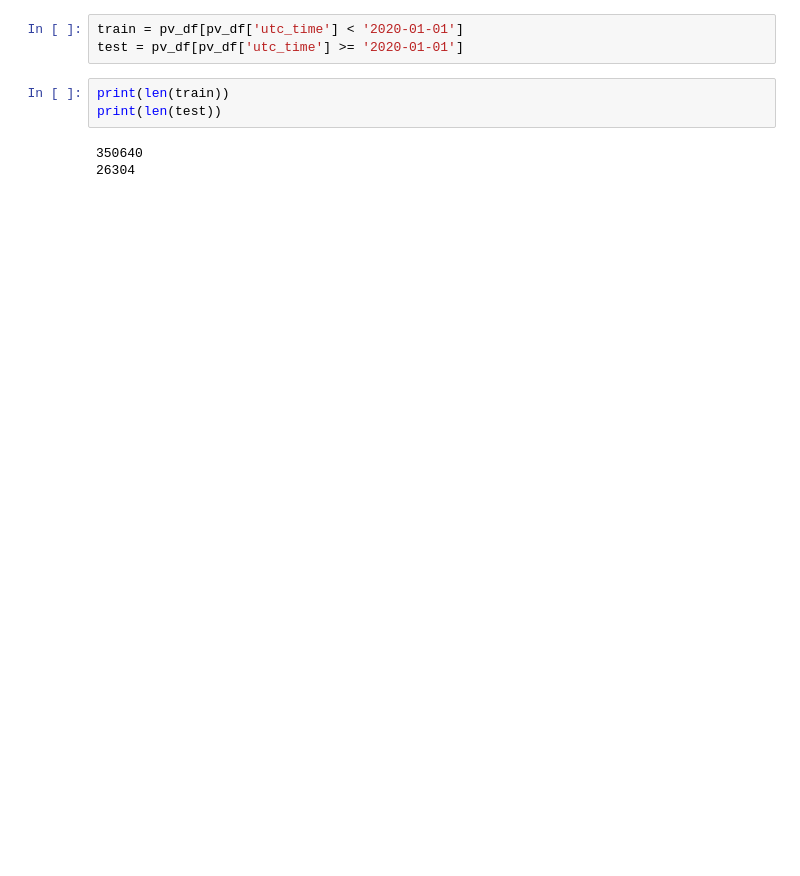
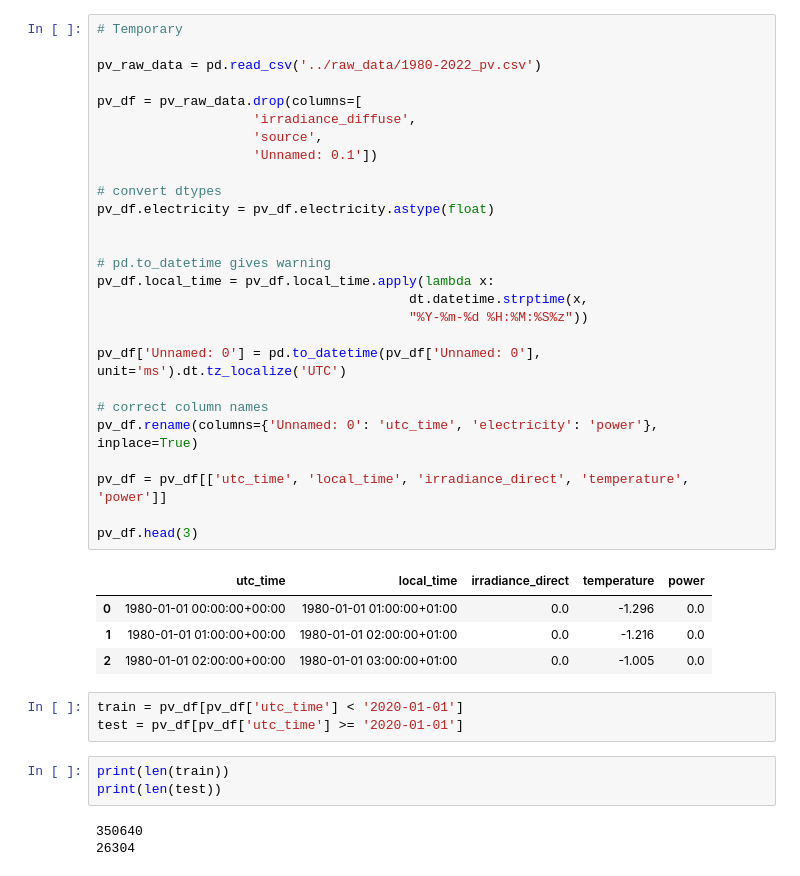
Before and after one commit to jerome-roeser/advanced-power-forecast, a Jupyter notebook: notebooks/forecast_with_gap.ipynb, the cells around one changed output. Drawn from its saved outputs; the diff is of its cells as text; blank space fills up the shorter version.

```diff
--- a/notebooks/forecast_with_gap.ipynb
+++ b/notebooks/forecast_with_gap.ipynb
@@ -24,3 +18,35 @@ pv_df.head(3)
+# %%
+# Temporary
+
+pv_raw_data = pd.read_csv('../raw_data/1980-2022_pv.csv')
+
+pv_df = pv_raw_data.drop(columns=[
+                    'irradiance_diffuse',
+                    'source',
+                    'Unnamed: 0.1'])
+
+# convert dtypes
+pv_df.electricity = pv_df.electricity.astype(float)
+
+
+# pd.to_datetime gives warning
+pv_df.local_time = pv_df.local_time.apply(lambda x:
+                                        dt.datetime.strptime(x,
+                                        "%Y-%m-%d %H:%M:%S%z"))
+
+pv_df['Unnamed: 0'] = pd.to_datetime(pv_df['Unnamed: 0'], unit='ms').dt.tz_localize('UTC')
+
+# correct column names
+pv_df.rename(columns={'Unnamed: 0': 'utc_time', 'electricity': 'power'}, inplace=True)
+
+pv_df = pv_df[['utc_time', 'local_time', 'irradiance_direct', 'temperature', 'power']]
+
+pv_df.head(3)
+# %% [output]
+|  | utc_time | local_time | irradiance_direct | temperature | power |
+| 0 | 1980-01-01 00:00:00+00:00 | 1980-01-01 01:00:00+01:00 | 0.0 | -1.296 | 0.0 |
+| 1 | 1980-01-01 01:00:00+00:00 | 1980-01-01 02:00:00+01:00 | 0.0 | -1.216 | 0.0 |
+| 2 | 1980-01-01 02:00:00+00:00 | 1980-01-01 03:00:00+01:00 | 0.0 | -1.005 | 0.0 |
 # %%
 train = pv_df[pv_df['utc_time'] < '2020-01-01']
 test = pv_df[pv_df['utc_time'] >= '2020-01-01']
```
Also changed, not shown: parts of 9 cells of this notebook.
